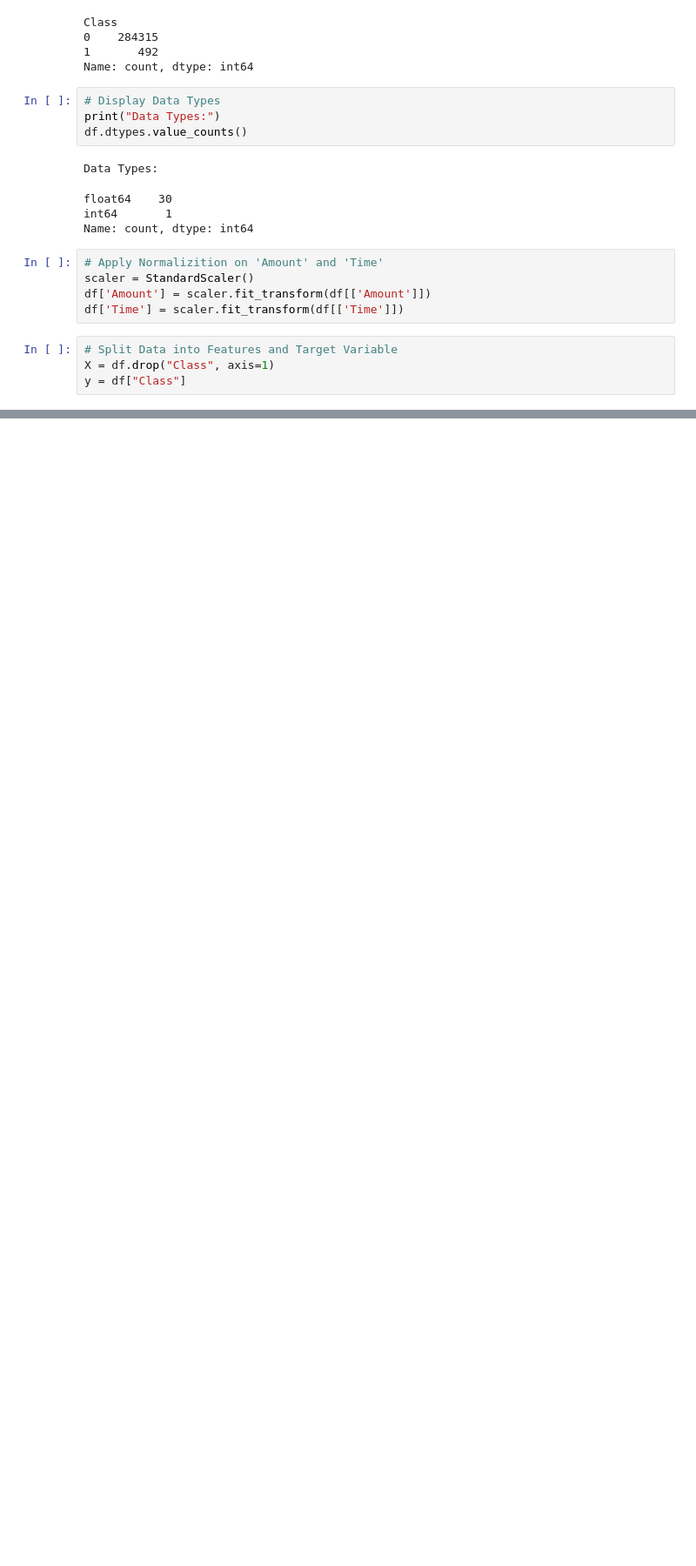
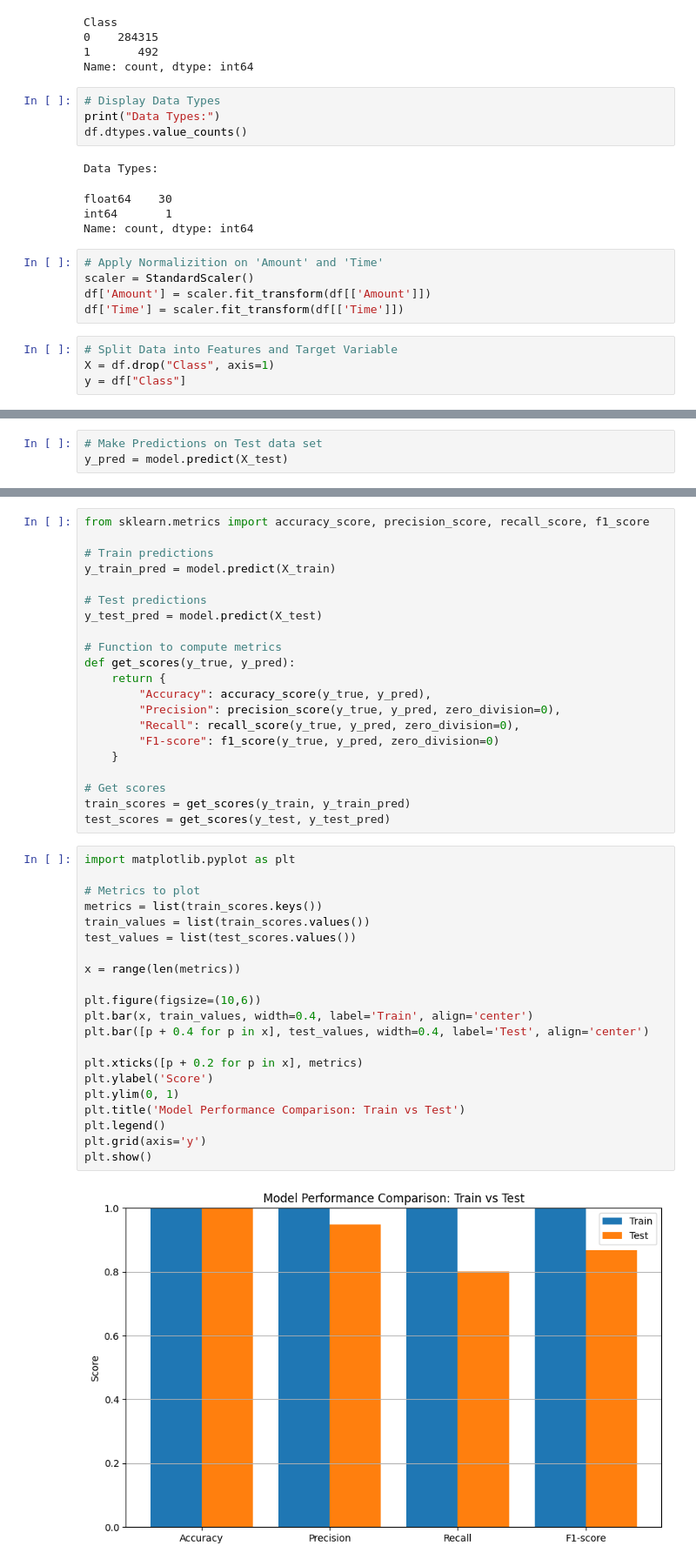
Before and after one commit to tashfeen786/STEMETA_Intership_Projects, a Jupyter notebook: Credit Card Fraud Detection/Credit Card Fraud Detection.ipynb, the cells around one changed output, grey strips where cells are left out. Shown at 87% size. Drawn from its saved outputs; the diff is of its cells as text; blank space fills up the shorter version.

```diff
--- a/Credit Card Fraud Detection/Credit Card Fraud Detection.ipynb
+++ b/Credit Card Fraud Detection/Credit Card Fraud Detection.ipynb
@@ -108,0 +119,3 @@ y = df["Class"]
+# %%
+# Make Predictions on Test data set
+y_pred = model.predict(X_test)
@@ -108,0 +136,44 @@ y = df["Class"]
+# %%
+from sklearn.metrics import accuracy_score, precision_score, recall_score, f1_score
+
+# Train predictions
+y_train_pred = model.predict(X_train)
+
+# Test predictions
+y_test_pred = model.predict(X_test)
+
+# Function to compute metrics
+def get_scores(y_true, y_pred):
+    return {
+        "Accuracy": accuracy_score(y_true, y_pred),
+        "Precision": precision_score(y_true, y_pred, zero_division=0),
+        "Recall": recall_score(y_true, y_pred, zero_division=0),
+        "F1-score": f1_score(y_true, y_pred, zero_division=0)
+    }
+
+# Get scores
+train_scores = get_scores(y_train, y_train_pred)
+test_scores = get_scores(y_test, y_test_pred)
+# %%
+import matplotlib.pyplot as plt
+
+# Metrics to plot
+metrics = list(train_scores.keys())
+train_values = list(train_scores.values())
+test_values = list(test_scores.values())
+
+x = range(len(metrics))
+
+plt.figure(figsize=(10,6))
+plt.bar(x, train_values, width=0.4, label='Train', align='center')
+plt.bar([p + 0.4 for p in x], test_values, width=0.4, label='Test', align='center')
+
+plt.xticks([p + 0.2 for p in x], metrics)
+plt.ylabel('Score')
+plt.ylim(0, 1)
+plt.title('Model Performance Comparison: Train vs Test')
+plt.legend()
+plt.grid(axis='y')
+plt.show()
+# %% [output]
+[figure, added]
```
Also changed, not shown: parts of 3 cells of this notebook.
